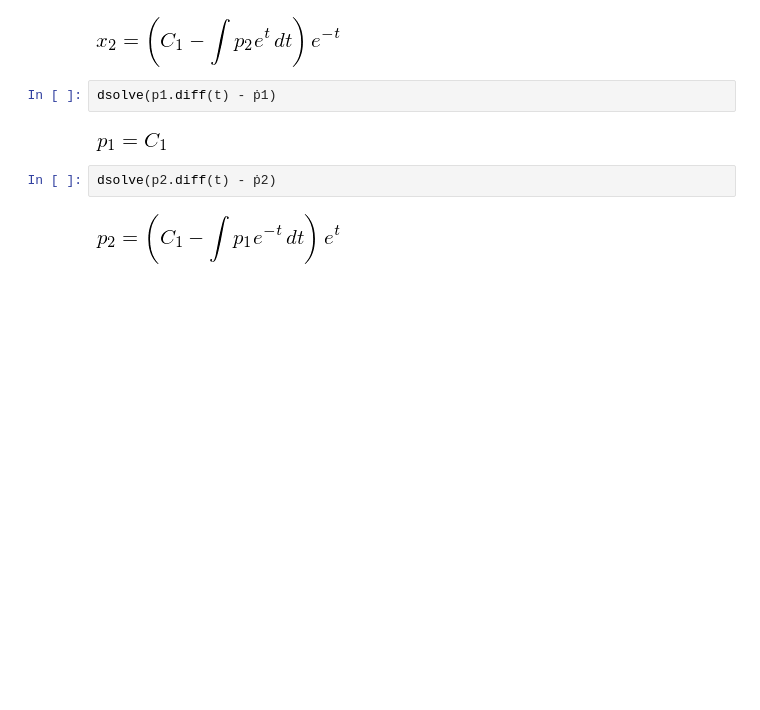
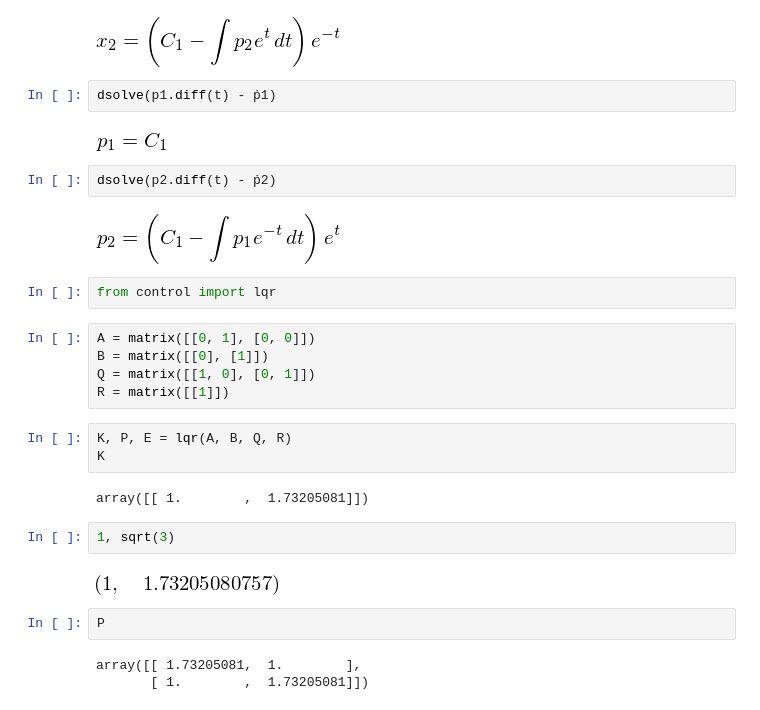
Before and after one commit to cad3na/DCA, a Jupyter notebook: IPythonNotebooks/Control Optimo/Untitled.ipynb, the cells around one changed output. Cells and saved outputs as stored; diff of their text form; blank space fills up the shorter version.

Commit message:
Se hacen pequeños calculos para estudiar control optimo

```diff
--- a/IPythonNotebooks/Control Optimo/Untitled.ipynb
+++ b/IPythonNotebooks/Control Optimo/Untitled.ipynb
@@ -283,3 +296,24 @@ dsolve(p1.diff(t) - ṗ1)
 dsolve(p2.diff(t) - ṗ2)
 # %% [output]
 [figure]
+# %%
+from control import lqr
+# %%
+A = matrix([[0, 1], [0, 0]])
+B = matrix([[0], [1]])
+Q = matrix([[1, 0], [0, 1]])
+R = matrix([[1]])
+# %%
+K, P, E = lqr(A, B, Q, R)
+K
+# %% [output]
+array([[ 1.        ,  1.73205081]])
+# %%
+1, sqrt(3)
+# %% [output]
+[figure, added]
+# %%
+P
+# %% [output]
+array([[ 1.73205081,  1.        ],
+       [ 1.        ,  1.73205081]])
```
Also changed, not shown: parts of 6 cells of this notebook.
